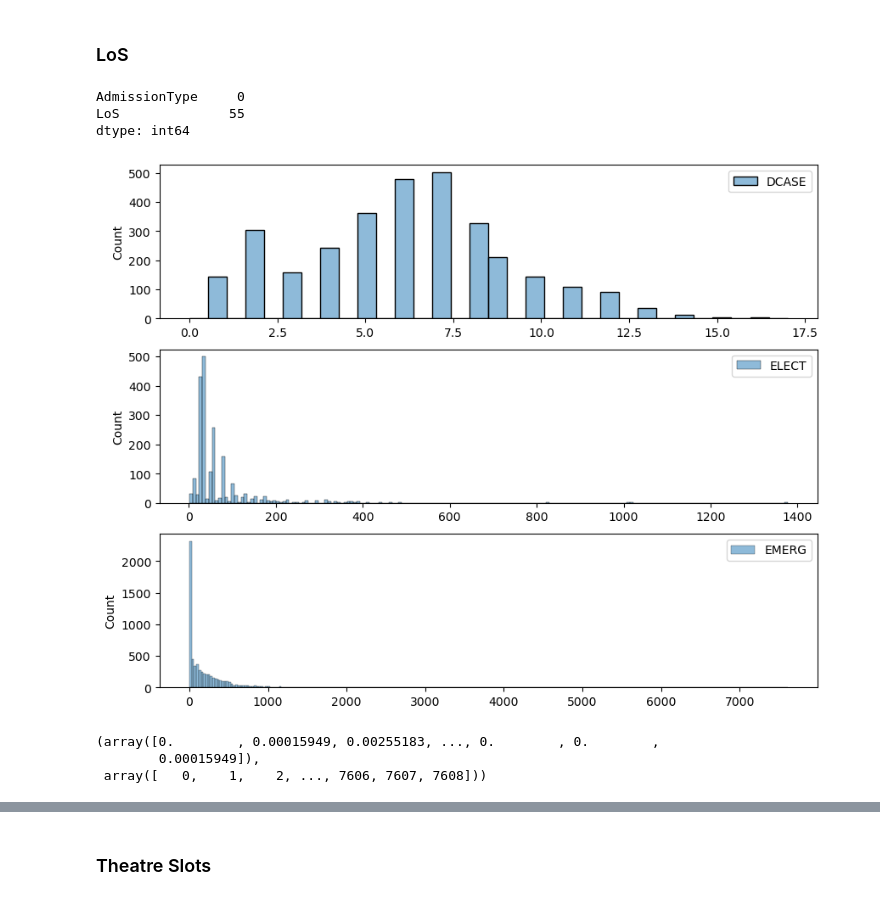
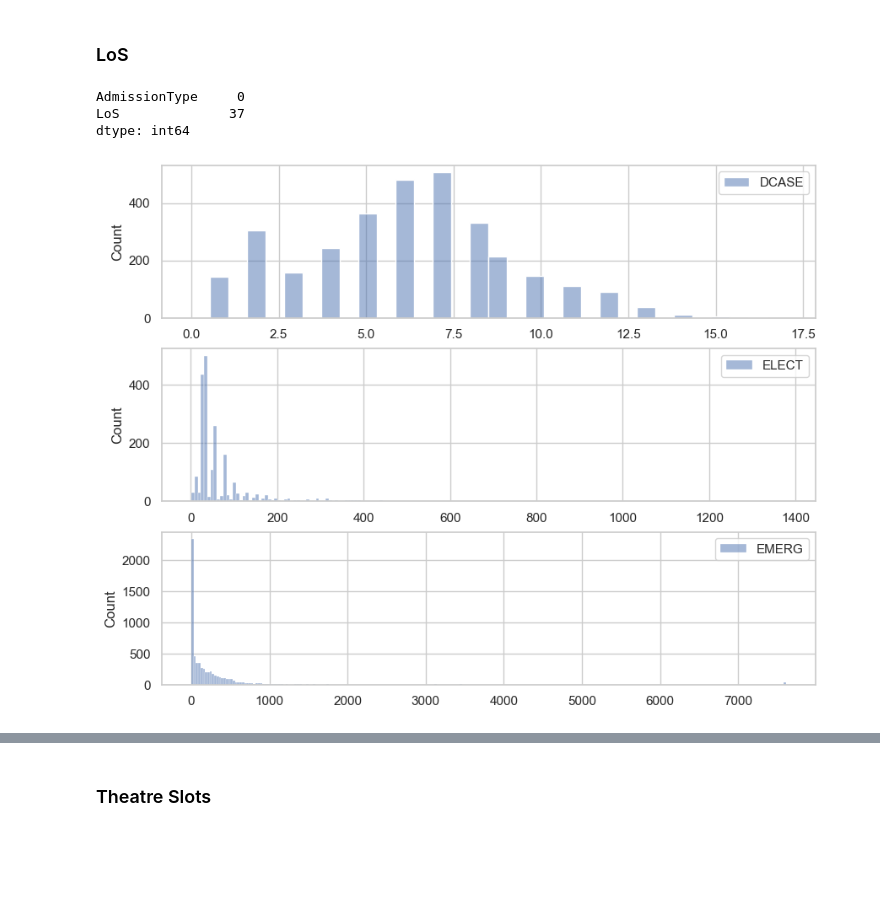
Before and after one commit to CSampsonSomersetFT/SurgicalForecastingTool, a Jupyter notebook: simulation_parameterisation.ipynb, the cells around one changed output, grey strips where cells are left out. Saved outputs shown, nothing was run; the diff lists cells and outputs as text; code cells hidden in the pictures; blank space fills up the shorter version.

```diff
--- a/simulation_parameterisation.ipynb
+++ b/simulation_parameterisation.ipynb
@@ -5,4 +5,8 @@ import sqlalchemy as sa
 from matplotlib import pyplot as plt
 import seaborn as sns
 
+sns.set_theme(style="whitegrid")
+
 import numpy as np
+
+import json
@@ -100,7 +152,11 @@ fig, axs = plt.subplots(3, 1, sharex=True, sharey=True)
 fig.set_figheight(8)
 fig.set_figwidth(10)
 
+theatre_dur_dict = {}
+
 for ax, (admission_type, schdur) in zip(axs, tno_theatre_list_df[["AdmissionType", "SchDur"]].dropna().groupby("AdmissionType")):
+    schdur["SchDur"] = schdur["SchDur"] / 60
+    theatre_dur_dict[admission_type] = np.histogram(schdur["SchDur"].values, bins = range(0, int(schdur["SchDur"].max())+1), density=True)
     sns.histplot(schdur, ax=ax, label=admission_type)
     ax.legend()
 # %% [output]
@@ -110,0 +167,3 @@ dtype: int64
+# %%
+tno_theatre_list_df["SchSurgeryDate"] = pd.to_datetime(tno_theatre_list_df["SchSurgeryDate"])
+tno_theatre_list_df.query("em_el_dc == 'ELECT'").set_index("SchSurgeryDate").resample('d')["SchDur"].sum().rolling(14).mean().plot()
@@ -110,0 +188,25 @@ dtype: int64
+# %%
+with engine.connect() as conn:
+    tno_theatre_list_more_recent_df = pd.read_sql(open("SQL_queries\\tno_surgery_durations_LR_edit_more_recent.sql").read(), con=conn.connection)
+
+tno_theatre_list_more_recent_df["SchDur"] = pd.to_numeric(tno_theatre_list_more_recent_df["SchDur"])
+
+display(tno_theatre_list_more_recent_df[["AdmissionType", "SchDur"]].isna().sum())
+
+fig, axs = plt.subplots(3, 1, sharex=True, sharey=True)
+fig.set_figheight(8)
+fig.set_figwidth(10)
+
+theatre_dur_dict = {}
+
+for ax, (admission_type, schdur) in zip(axs, tno_theatre_list_more_recent_df[["AdmissionType", "SchDur"]].dropna().groupby("AdmissionType")):
+    schdur["SchDur"] = schdur["SchDur"] / 60
+    # theatre_dur_dict[admission_type] = np.histogram(schdur["SchDur"].values, bins = range(0, int(schdur["SchDur"].max())+1), density=True)
+    theatre_dur_dict[admission_type] = np.histogram(schdur["SchDur"].values, density=True, bins=20)
+    # theatre_dur_dict[admission_type][1][0] += 0.0001
+    sns.histplot(schdur, ax=ax, label=admission_type)
+    ax.legend()
+
+plt.xlabel("Surgery Duration /hours")
+
+plt.savefig("images/surgery_duration_hist.png", dpi=600)
@@ -112,24 +222,21 @@ dtype: int64
 ### LoS
 # %%
 display(tno_theatre_list_df[["AdmissionType", "LoS"]].isna().sum())
+
+tno_theatre_list_df["LoS"] = tno_theatre_list_df["LoS"].fillna(tno_theatre_list_df["LoS"].max())
 
 fig, axs = plt.subplots(3, 1)
 fig.set_figheight(8)
 fig.set_figwidth(10)
 
+los_dict = {}
+
 for ax, (admission_type, schdur) in zip(axs, tno_theatre_list_df[["AdmissionType", "LoS"]].dropna().groupby("AdmissionType")):
+    los_dict[admission_type] = np.histogram(schdur["LoS"].values, bins = range(0, int(schdur["LoS"].max())+1), density=True)
     sns.histplot(schdur, ax=ax, label=admission_type)
     ax.legend()
 # %% [output]
 AdmissionType     0
-LoS              55
+LoS              37
 dtype: int64
-[figure, old version]
+[figure, new version]
-# %%
-emerg_los = tno_theatre_list_df[["AdmissionType", "LoS"]].dropna().query('AdmissionType == "EMERG"')
-emerg_hist = np.histogram(emerg_los["LoS"], bins=range(0, int(emerg_los["LoS"].max())+1), density=True)
-emerg_hist # TODO: do the same for elec and dcase
-# %% [output]
-(array([0.        , 0.00015949, 0.00255183, ..., 0.        , 0.        ,
-        0.00015949]),
- array([   0,    1,    2, ..., 7606, 7607, 7608]))
```
Also changed, not shown: parts of 74 cells of this notebook, 3 other files.
